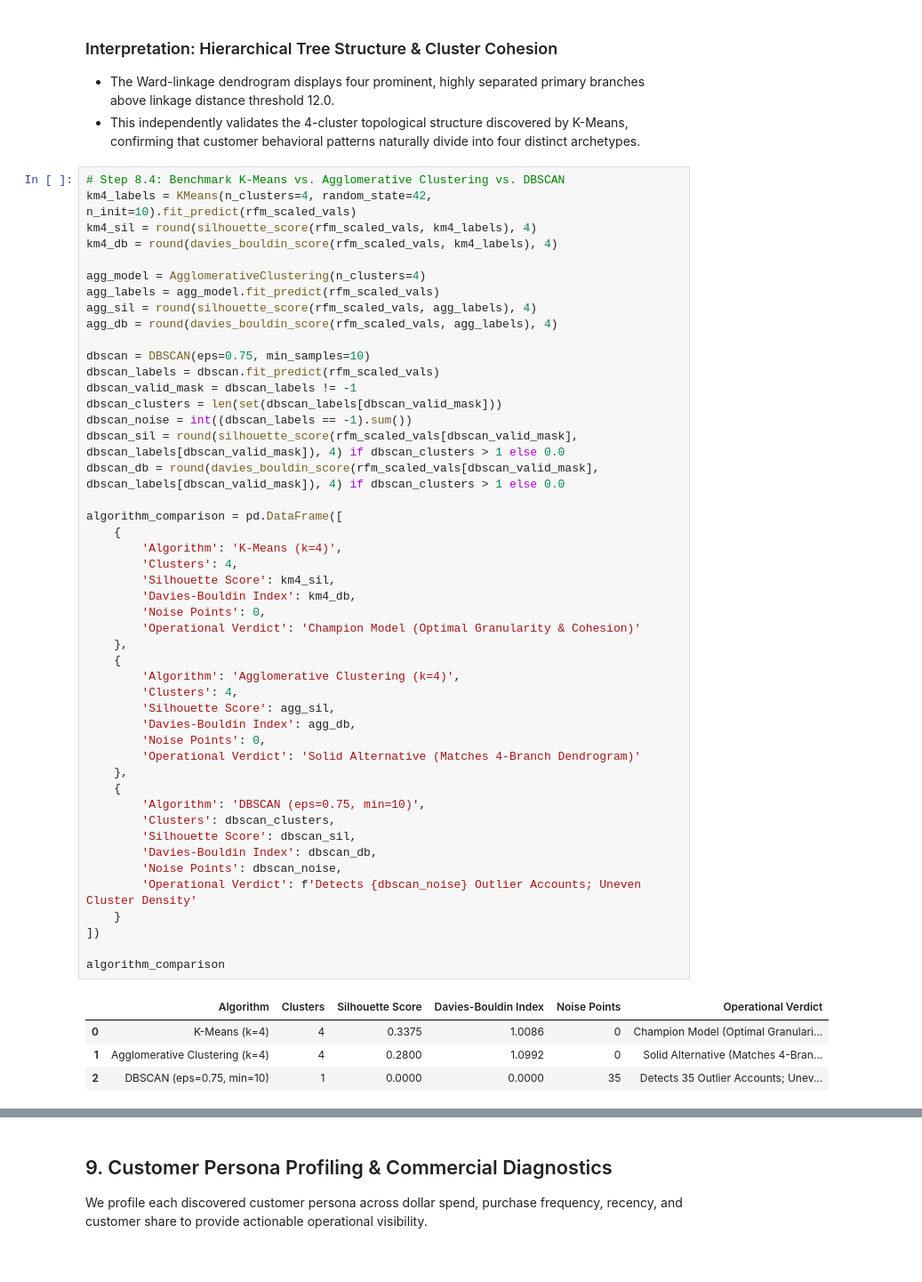
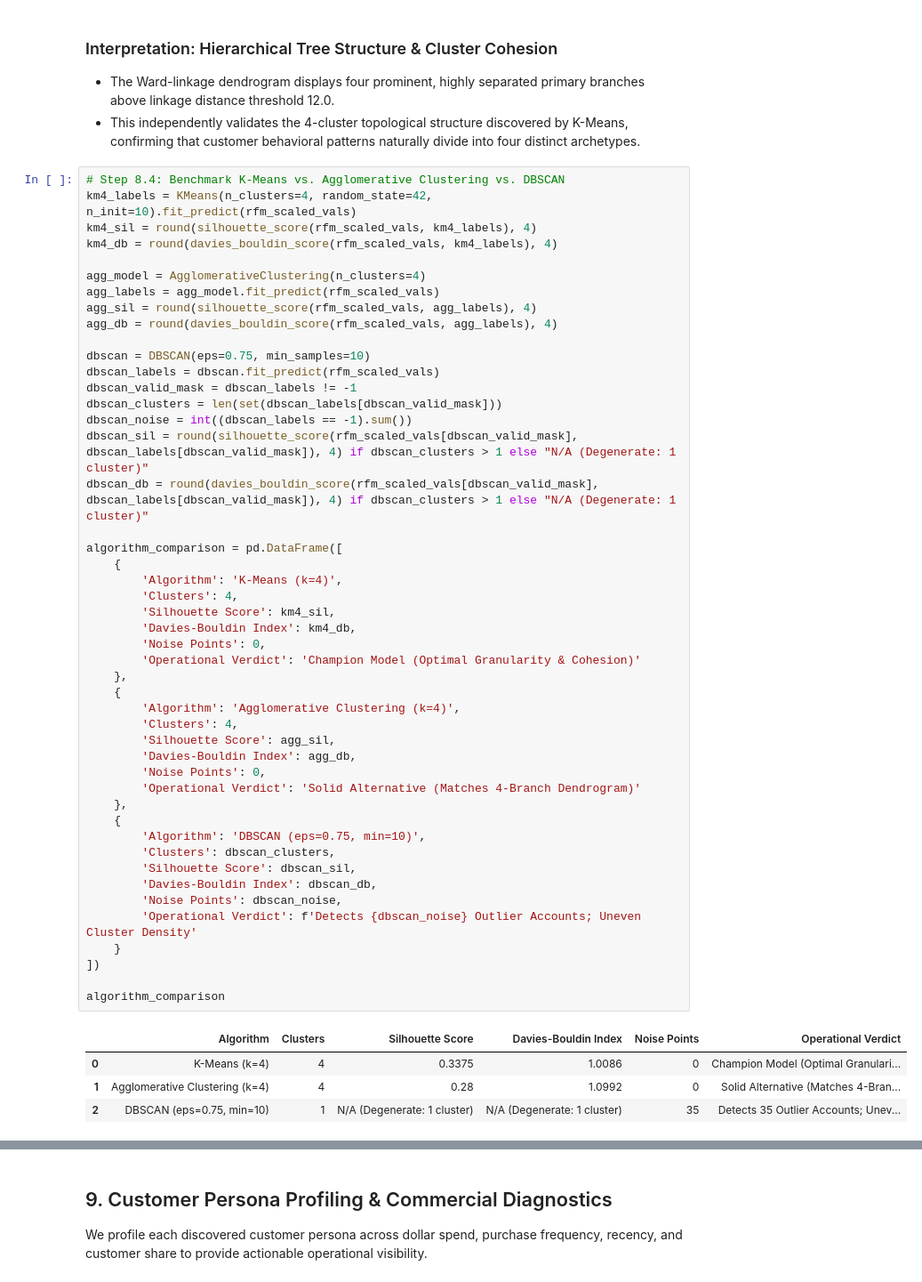
Before and after one commit to AmanBanik/capstone_DSAI_IITI, a Jupyter notebook: capstone_2_onlineretail/notebooks/01_retail_customer_segmentation.ipynb, the cells around one changed output, grey strips where cells are left out. Shown at 89% size. Drawn from its saved outputs; the diff is of its cells as text.

```diff
--- a/capstone_2_onlineretail/notebooks/01_retail_customer_segmentation.ipynb
+++ b/capstone_2_onlineretail/notebooks/01_retail_customer_segmentation.ipynb
@@ -663,42 +684,42 @@ dbscan_labels = dbscan.fit_predict(rfm_scaled_vals)
 dbscan_valid_mask = dbscan_labels != -1
 dbscan_clusters = len(set(dbscan_labels[dbscan_valid_mask]))
 dbscan_noise = int((dbscan_labels == -1).sum())
-dbscan_sil = round(silhouette_score(rfm_scaled_vals[dbscan_valid_mask], dbscan_labels[dbscan_valid_mask]), 4) if dbscan_clusters > 1 else 0.0
-dbscan_db = round(davies_bouldin_score(rfm_scaled_vals[dbscan_valid_mask], dbscan_labels[dbscan_valid_mask]), 4) if dbscan_clusters > 1 else 0.0
+dbscan_sil = round(silhouette_score(rfm_scaled_vals[dbscan_valid_mask], dbscan_labels[dbscan_valid_mask]), 4) if dbscan_clusters > 1 else "N/A (Degenerate: 1 cluster)"
+dbscan_db = round(davies_bouldin_score(rfm_scaled_vals[dbscan_valid_mask], dbscan_labels[dbscan_valid_mask]), 4) if dbscan_clusters > 1 else "N/A (Degenerate: 1 cluster)"
 
 algorithm_comparison = pd.DataFrame([
     {
         'Algorithm': 'K-Means (k=4)',
         'Clusters': 4,
         'Silhouette Score': km4_sil,
         'Davies-Bouldin Index': km4_db,
         'Noise Points': 0,
         'Operational Verdict': 'Champion Model (Optimal Granularity & Cohesion)'
     },
     {
         'Algorithm': 'Agglomerative Clustering (k=4)',
         'Clusters': 4,
         'Silhouette Score': agg_sil,
         'Davies-Bouldin Index': agg_db,
         'Noise Points': 0,
         'Operational Verdict': 'Solid Alternative (Matches 4-Branch Dendrogram)'
     },
     {
         'Algorithm': 'DBSCAN (eps=0.75, min=10)',
         'Clusters': dbscan_clusters,
         'Silhouette Score': dbscan_sil,
         'Davies-Bouldin Index': dbscan_db,
         'Noise Points': dbscan_noise,
         'Operational Verdict': f'Detects {dbscan_noise} Outlier Accounts; Uneven Cluster Density'
     }
 ])
 
 algorithm_comparison
 # %% [output]
 |  | Algorithm | Clusters | Silhouette Score | Davies-Bouldin Index | Noise Points | Operational Verdict |
 | 0 | K-Means (k=4) | 4 | 0.3375 | 1.0086 | 0 | Champion Model (Optimal Granulari... |
-| 1 | Agglomerative Clustering (k=4) | 4 | 0.2800 | 1.0992 | 0 | Solid Alternative (Matches 4-Bran... |
-| 2 | DBSCAN (eps=0.75, min=10) | 1 | 0.0000 | 0.0000 | 35 | Detects 35 Outlier Accounts; Unev... |
+| 1 | Agglomerative Clustering (k=4) | 4 | 0.28 | 1.0992 | 0 | Solid Alternative (Matches 4-Bran... |
+| 2 | DBSCAN (eps=0.75, min=10) | 1 | N/A (Degenerate: 1 cluster) | N/A (Degenerate: 1 cluster) | 35 | Detects 35 Outlier Accounts; Unev... |
 # %%
 # Step 8.5: Train Champion K-Means model (k=4) and serialize weights
 champion_kmeans = KMeans(n_clusters=4, random_state=42, n_init=15)
```
Also changed, not shown: parts of 25 cells of this notebook, 31 other files.
